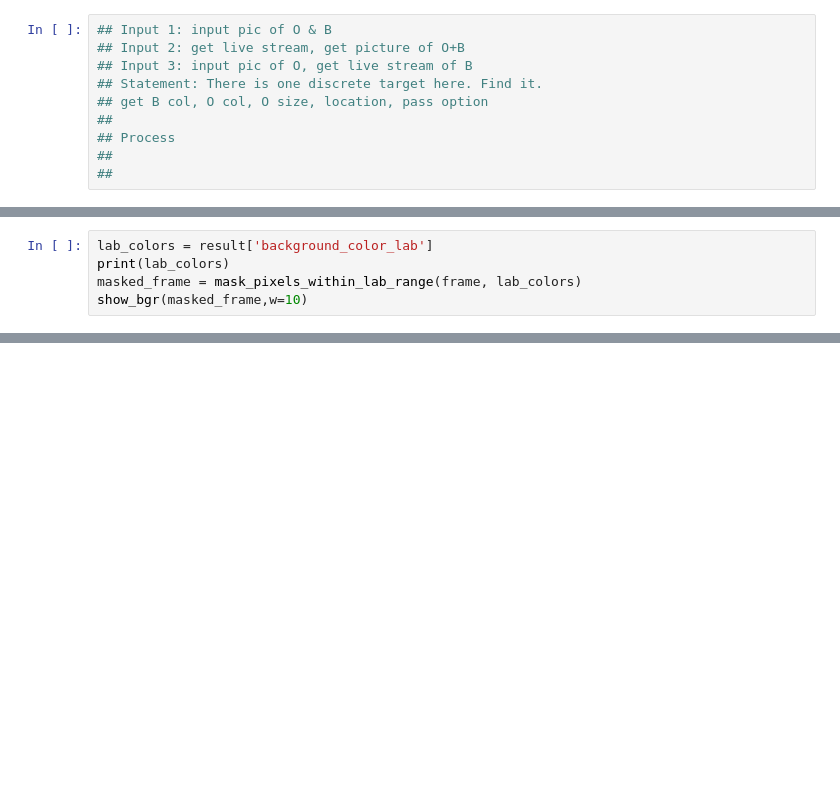
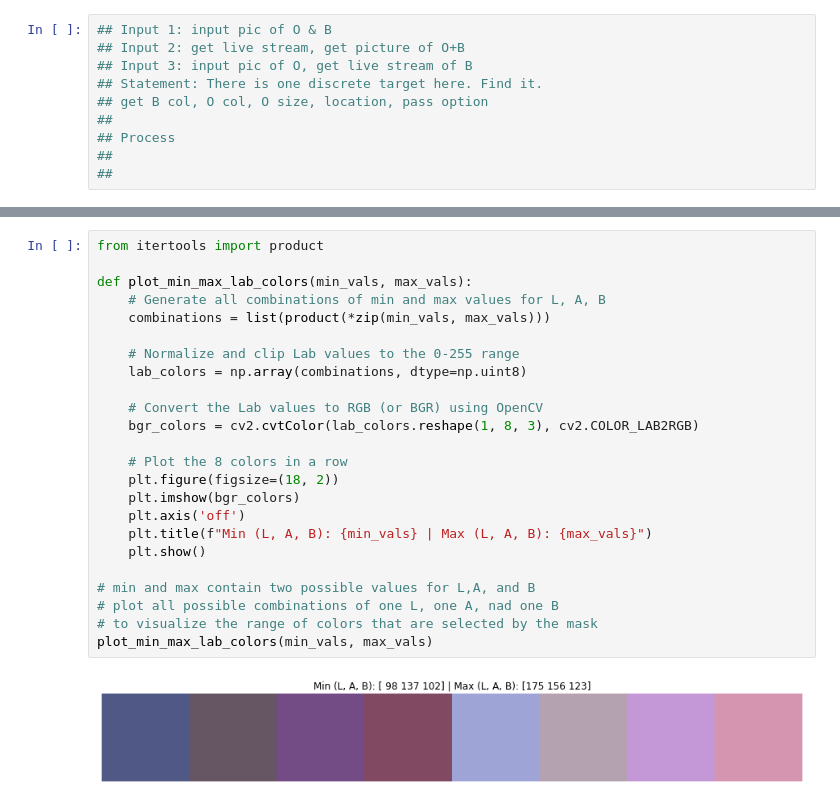
Before and after one commit to robertej19/aiguess, a Jupyter notebook: image_processing/auto_startup/autotest.ipynb, the cells around one changed output, grey strips where cells are left out. Saved outputs shown, nothing was run; the diff lists cells and outputs as text; blank space fills up the shorter version.

```diff
--- a/image_processing/auto_startup/autotest.ipynb
+++ b/image_processing/auto_startup/autotest.ipynb
@@ -60,5 +52,0 @@ ValueError: too many values to unpack (expected 5)
-# %%
-lab_colors = result['background_color_lab']
-print(lab_colors)
-masked_frame = mask_pixels_within_lab_range(frame, lab_colors)
-show_bgr(masked_frame,w=10)
@@ -340,0 +65,26 @@ Error:
+# %%
+from itertools import product
+
+def plot_min_max_lab_colors(min_vals, max_vals):
+    # Generate all combinations of min and max values for L, A, B
+    combinations = list(product(*zip(min_vals, max_vals)))
+
+    # Normalize and clip Lab values to the 0-255 range
+    lab_colors = np.array(combinations, dtype=np.uint8)
+
+    # Convert the Lab values to RGB (or BGR) using OpenCV
+    bgr_colors = cv2.cvtColor(lab_colors.reshape(1, 8, 3), cv2.COLOR_LAB2RGB)
+
+    # Plot the 8 colors in a row
+    plt.figure(figsize=(18, 2))
+    plt.imshow(bgr_colors)
+    plt.axis('off')
+    plt.title(f"Min (L, A, B): {min_vals} | Max (L, A, B): {max_vals}")
+    plt.show()
+
+# min and max contain two possible values for L,A, and B
+# plot all possible combinations of one L, one A, nad one B
+# to visualize the range of colors that are selected by the mask
+plot_min_max_lab_colors(min_vals, max_vals)
+# %% [output]
+[figure, added]
```
Also changed, not shown: parts of 8 cells of this notebook, 2 other files.
